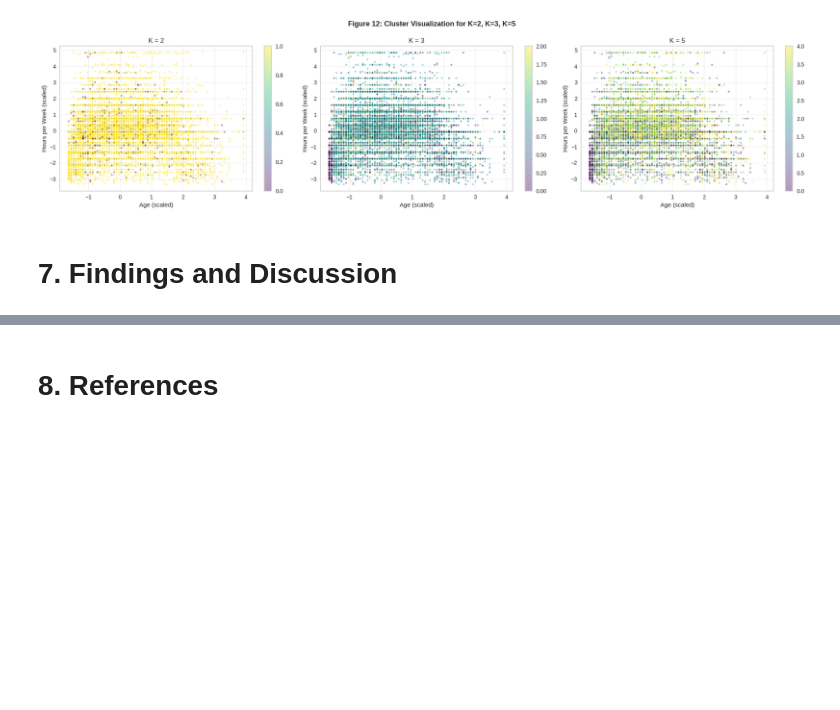
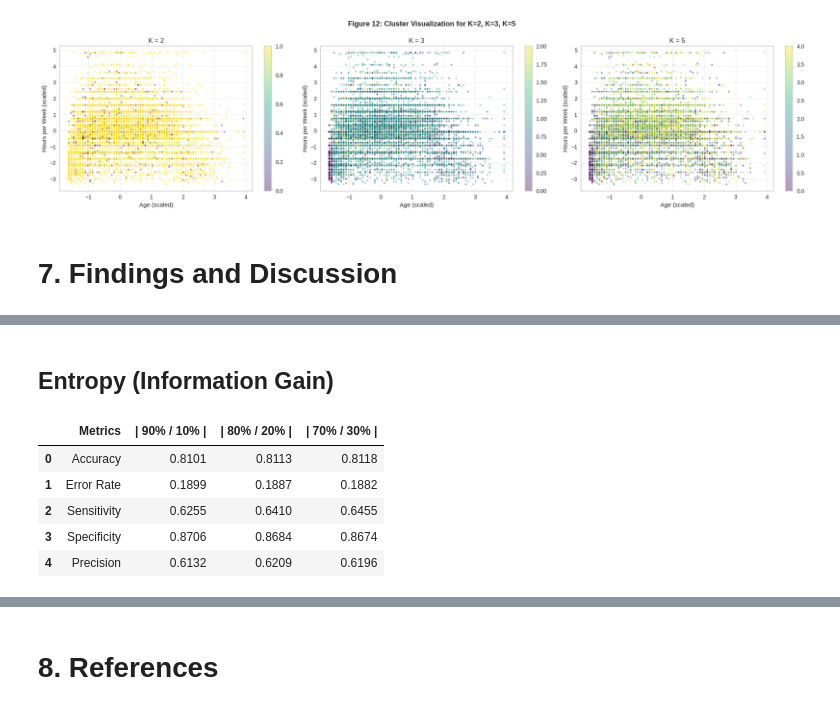
Before and after one commit to Non8q/IT326-Adult-Census-Income, a Jupyter notebook: Phase3.ipynb, the cells around one changed output, grey strips where cells are left out. Cells and saved outputs as stored; diff of their text form; code cells hidden in the pictures; blank space fills up the shorter version.

```diff
--- a/Phase3.ipynb
+++ b/Phase3.ipynb
@@ -776,0 +816,18 @@ Additionally, the reference paper highlights prior work by Deepajothi et al. who
+# %% [markdown]
+##  Entropy (Information Gain)
+# %%
+data = {
+    "Metrics": ["Accuracy", "Error Rate", "Sensitivity", "Specificity", "Precision"],
+    "| 90%  / 10% |": ["0.8101", "0.1899", "0.6255", "0.8706", "0.6132"],
+    "| 80%  / 20% |": ["0.8113", "0.1887", "0.6410", "0.8684", "0.6209"],
+    "| 70%  / 30% |": ["0.8118", "0.1882", "0.6455", "0.8674", "0.6196"],
+}
+df_results = pd.DataFrame(data)
+df_results.style.set_properties(**{"text-align": "center"})
+# %% [output]
+|  | Metrics | | 90% / 10% | | | 80% / 20% | | | 70% / 30% | |
+| 0 | Accuracy | 0.8101 | 0.8113 | 0.8118 |
+| 1 | Error Rate | 0.1899 | 0.1887 | 0.1882 |
+| 2 | Sensitivity | 0.6255 | 0.6410 | 0.6455 |
+| 3 | Specificity | 0.8706 | 0.8684 | 0.8674 |
+| 4 | Precision | 0.6132 | 0.6209 | 0.6196 |
```
Also changed, not shown: parts of 15 cells of this notebook.
